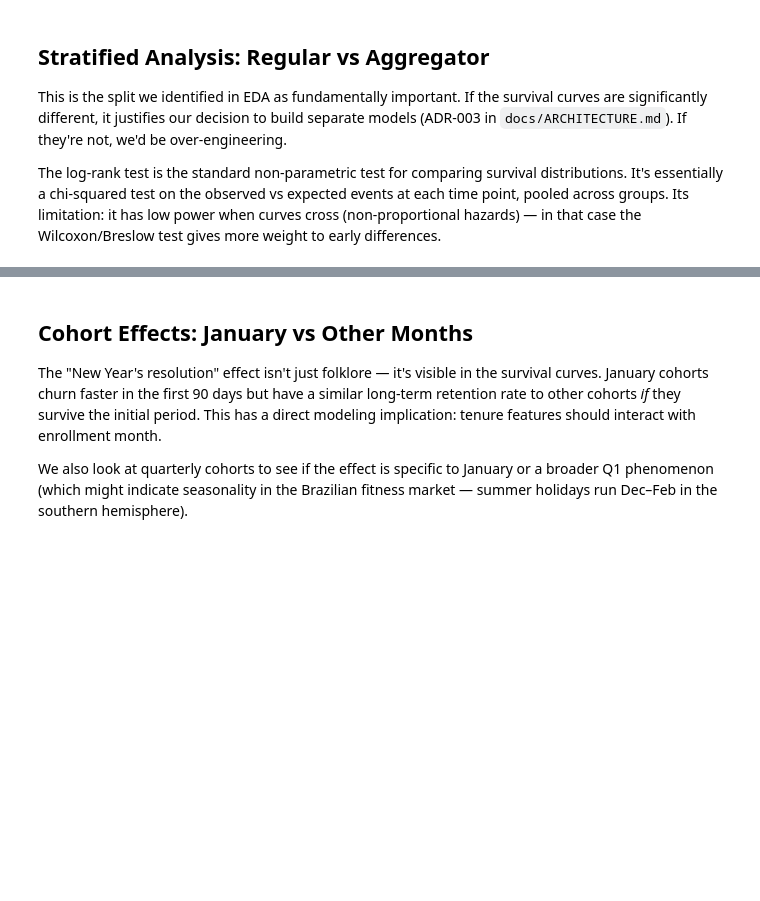
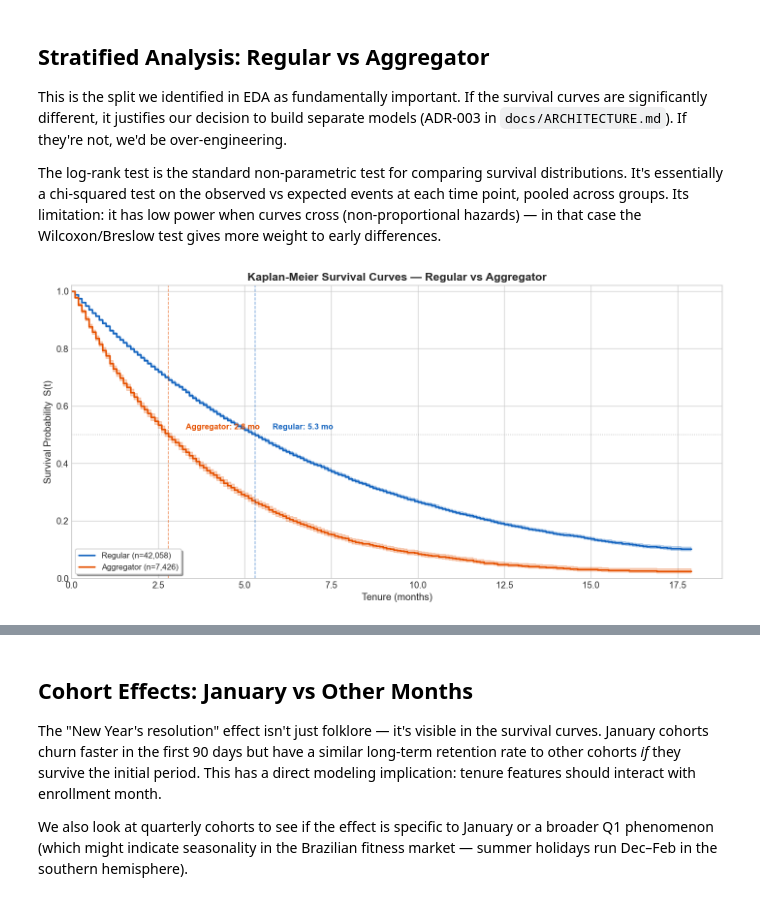
Before and after one commit to joaocordova/retentioniq, a Jupyter notebook: notebooks/02_survival_analysis.ipynb, the cells around one changed output, grey strips where cells are left out. Drawn from its saved outputs; the diff is of its cells as text; code cells hidden in the pictures; blank space fills up the shorter version.

```diff
--- a/notebooks/02_survival_analysis.ipynb
+++ b/notebooks/02_survival_analysis.ipynb
@@ -173,40 +209,48 @@ The log-rank test is the standard non-parametric test for comparing survival dis
 # ------------------------------------------------------------------
 fig, ax = plt.subplots(figsize=(12, 6))
 
-colors = {"Regular": "#1565C0", "Aggregator": "#E65100"}
+# Detect actual case used in data
+_sources = members["contract_source"].unique().tolist()
+_regular_val = next((s for s in _sources if s.lower() == "regular"), "Regular")
+_aggregator_val = next((s for s in _sources if s.lower() == "aggregator"), "Aggregator")
+
+colors = {_regular_val: "#1565C0", _aggregator_val: "#E65100"}
+display_names = {_regular_val: "Regular", _aggregator_val: "Aggregator"}
 medians = {}
 
 for source, color in colors.items():
     mask = members["contract_source"] == source
     if mask.sum() == 0:
         print(f"No members with contract_source='{source}' — skipping.")
         continue
 
     kmf_group = KaplanMeierFitter()
     kmf_group.fit(
         durations=members.loc[mask, "tenure_months"],
         event_observed=members.loc[mask, "event"],
-        label=f"{source} (n={mask.sum():,})",
+        label=f"{display_names[source]} (n={mask.sum():,})",
     )
     kmf_group.plot_survival_function(ax=ax, ci_show=True, color=color, lw=2)
     medians[source] = kmf_group.median_survival_time_
 
 # Annotate medians
 ax.axhline(0.5, color="gray", ls=":", lw=1, alpha=0.5)
 for source, med in medians.items():
     if np.isfinite(med):
         ax.axvline(med, color=colors[source], ls="--", lw=1, alpha=0.6)
-        ax.text(med + 0.5, 0.52, f"{source}: {med:.1f} mo",
+        ax.text(med + 0.5, 0.52, f"{display_names[source]}: {med:.1f} mo",
                 color=colors[source], fontweight="bold", fontsize=10)
 
 ax.set_title("Kaplan-Meier Survival Curves — Regular vs Aggregator", fontweight="bold")
 ax.set_xlabel("Tenure (months)")
 ax.set_ylabel("Survival Probability  S(t)")
 ax.set_ylim(0, 1.02)
 ax.set_xlim(0, None)
 ax.legend(loc="lower left", frameon=True, fancybox=True, shadow=True)
 plt.tight_layout()
 plt.show()
+# %% [output]
+[figure, added]
 # %%
 # ------------------------------------------------------------------
 # Log-rank test: formal comparison of survival distributions
```
Also changed, not shown: parts of 20 cells of this notebook, 3 other files.
